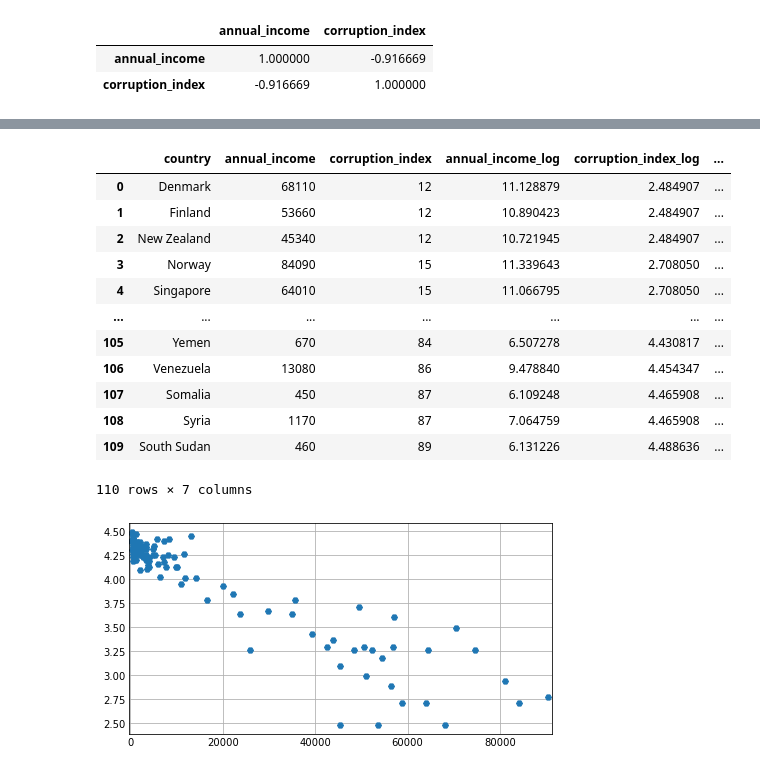
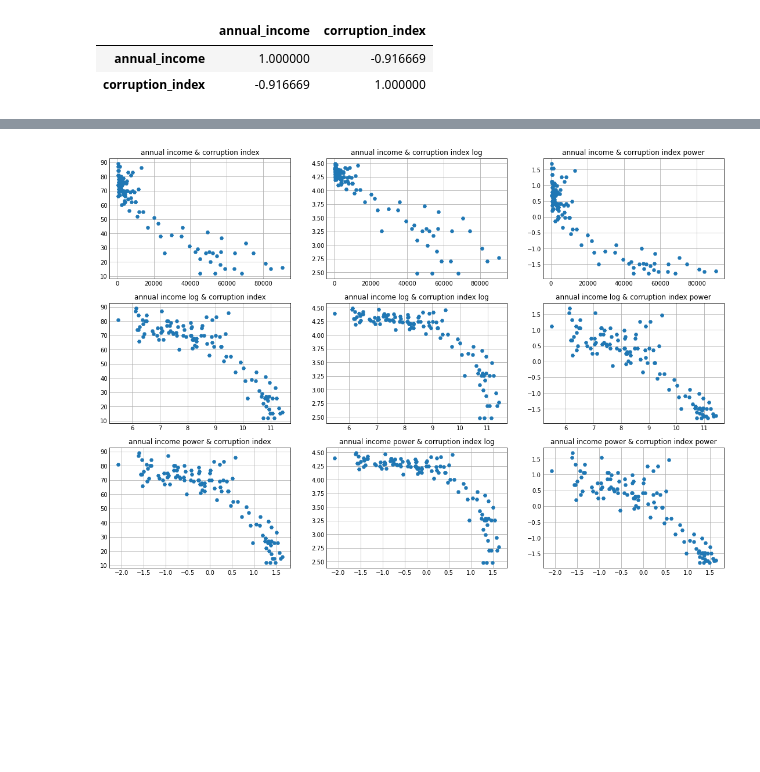
Before and after one commit to JDoughe/World_Economic_Data, a Jupyter notebook: World_Econ_Data.ipynb, the cells around one changed output, grey strips where cells are left out. Cells and saved outputs as stored; diff of their text form; code cells hidden in the pictures; blank space fills up the shorter version.

```diff
--- a/World_Econ_Data.ipynb
+++ b/World_Econ_Data.ipynb
@@ -91,34 +114,12 @@ plt.show()
-# %%
-#log transformations to use in the regression models
-corruption['annual_income_log'] = np.log(corruption['annual_income'])
-corruption['corruption_index_log'] = np.log(corruption['corruption_index'])
-
-#power transformations to use in the regression models
-pt = PowerTransformer()
-annual_income_power = pd.Series(pt.fit_transform(corruption['annual_income'].to_numpy().reshape(-1, 1)).ravel(),name='annual_income_power')
-corruption_index_power = pd.Series(pt.fit_transform(corruption['corruption_index'].to_numpy().reshape(-1, 1)).ravel(),name='corruption_index_power')
-
-corruption = corruption.merge(corruption_index_power,how='left', left_index=True,right_index=True)
-corruption = corruption.merge(annual_income_power,how='left', left_index=True,right_index=True)
-# %% [output]
-|  | country | annual_income | corruption_index | annual_income_log | corruption_index_log | ... |
-| 0 | Denmark | 68110 | 12 | 11.128879 | 2.484907 | ... |
-| 1 | Finland | 53660 | 12 | 10.890423 | 2.484907 | ... |
-| 2 | New Zealand | 45340 | 12 | 10.721945 | 2.484907 | ... |
-| 3 | Norway | 84090 | 15 | 11.339643 | 2.708050 | ... |
-| 4 | Singapore | 64010 | 15 | 11.066795 | 2.708050 | ... |
-| ... | ... | ... | ... | ... | ... | ... |
-| 105 | Yemen | 670 | 84 | 6.507278 | 4.430817 | ... |
-| 106 | Venezuela | 13080 | 86 | 9.478840 | 4.454347 | ... |
-| 107 | Somalia | 450 | 87 | 6.109248 | 4.465908 | ... |
-| 108 | Syria | 1170 | 87 | 7.064759 | 4.465908 | ... |
-| 109 | South Sudan | 460 | 89 | 6.131226 | 4.488636 | ... |
-110 rows × 7 columns
 # %%
 plt.style.use('_mpl-gallery')
-fig, ax = plt.subplots(figsize=(6,3))
-ax.scatter(corruption['annual_income'],corruption['corruption_index_log'],marker="H")
-plt.xlim(corruption['annual_income'].min()-500,corruption['annual_income'].max()+1000)
+fig, axs = plt.subplots(3,3,figsize=(15,10))
+for num1 in range(0,3):
+    for num2 in range(0,3):
+        axs[num1,num2].scatter(corruption[income_list[num1]],corruption[corruption_list[num2]],marker="H")
+        label = f'{income_list[num1]} & {corruption_list[num2]}'
+        label = label.replace('_',' ')
+        axs[num1,num2].set_title(label)
 plt.show()
 # %% [output]
-[figure, old version]
+[figure, new version]
```
Also changed, not shown: parts of 14 cells of this notebook.
